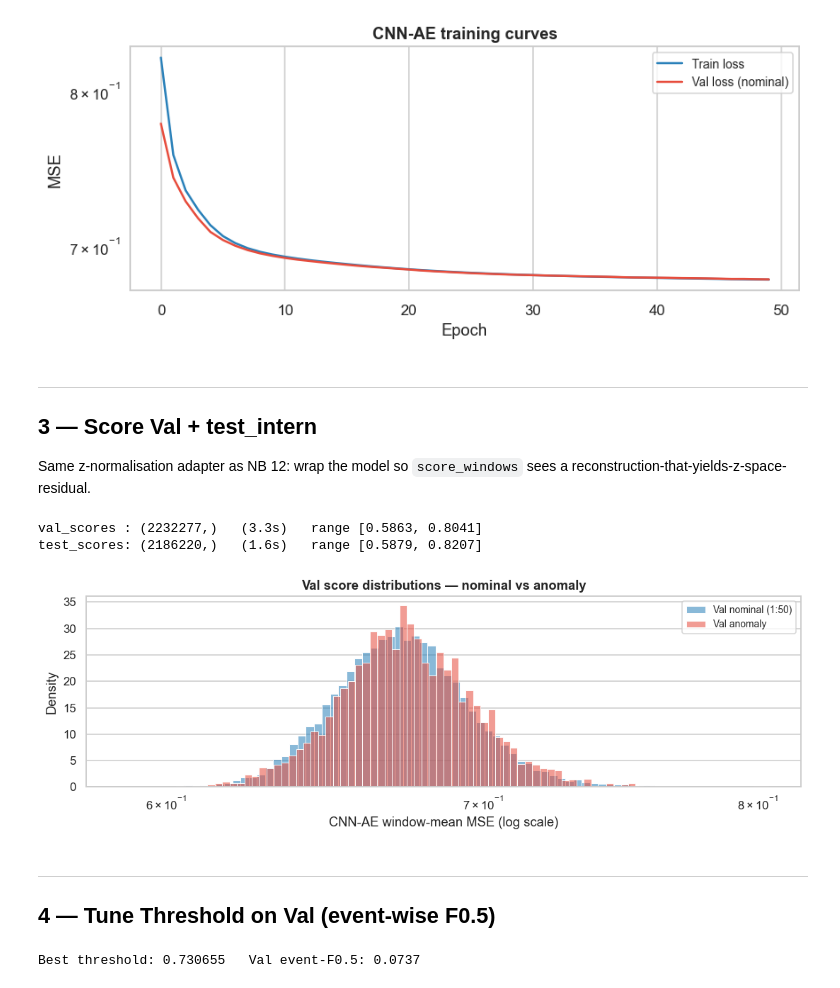
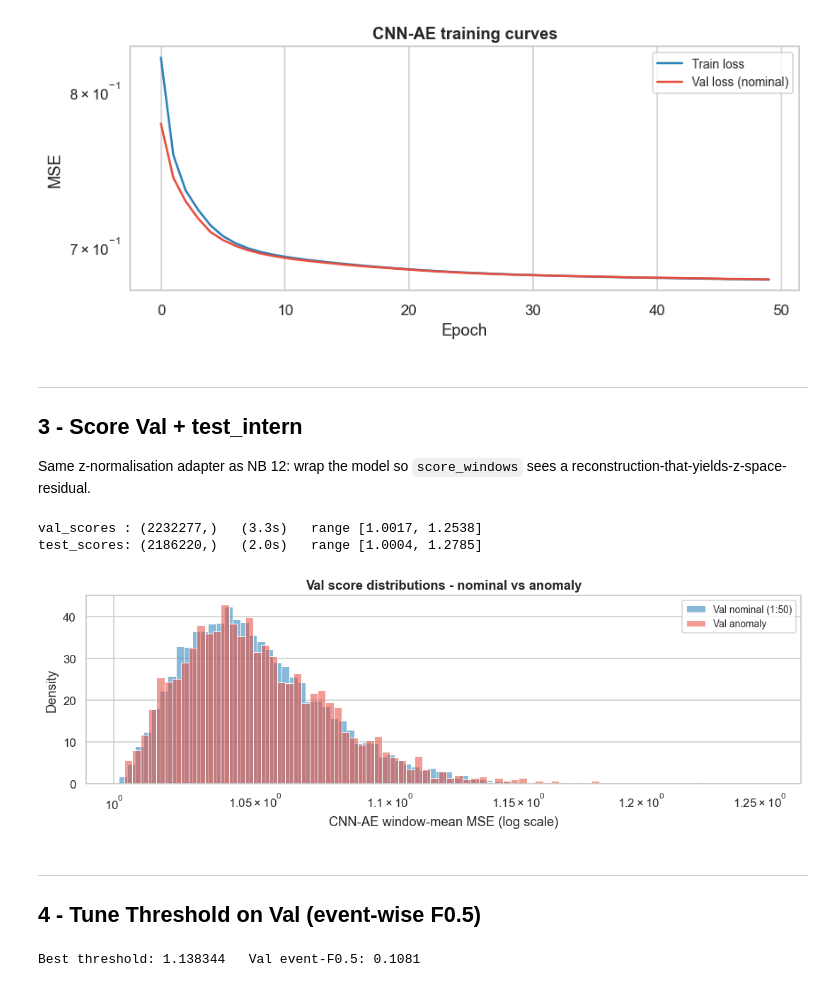
Before and after one commit to alexfederolf/sentinel, a Jupyter notebook: notebooks/13-cnn_ae.ipynb, the cells around one changed output. Cells and saved outputs as stored; diff of their text form; code cells hidden in the pictures.

Commit message:
new models with mew metrics and test_internal

```diff
--- a/notebooks/13-cnn_ae.ipynb
+++ b/notebooks/13-cnn_ae.ipynb
@@ -25,0 +17,12 @@ axis on the same test_intern split.
+# %%
+# Retrain -> load the model from disk & do everything from step 3 - Score Val + test_intern
+#model = load_model(MODELS_DIR / 'cnn_ae_bootcamp.keras')
+
+""" def zscore_window(X):
+    mu = X.mean(axis=1, keepdims=True)
+    sd = X.std(axis=1,  keepdims=True) + 1e-6
+    return ((X - mu) / sd).astype(np.float32)
+
+model  = load_model(MODELS_DIR / 'cnn_ae_bootcamp.keras')
+scorer = ZNormAdapter(model)
+print('Model loaded from disk') """
@@ -43,6 +48,7 @@ import tensorflow as tf
 from tensorflow.keras import layers, Model
 from tensorflow.keras.optimizers import Adam
 from tensorflow.keras.callbacks import EarlyStopping, ReduceLROnPlateau, ModelCheckpoint
+from tensorflow.keras.models import load_model
 
 from sentinel.ml_logic.scoring    import score_windows
 from sentinel.ml_logic.thresholds import tune_threshold
@@ -59,7 +65,7 @@ tf.keras.utils.set_random_seed(RANDOM_STATE)
 sns.set_theme(style='whitegrid', palette='muted')
 plt.rcParams.update({'figure.dpi': 110, 'font.size': 10})
 
-BOOTCAMP_DIR    = Path('../data/processed/bootcamp')
+PROCESSED_DIR   = Path('../data/processed')
 MODELS_DIR      = Path('../models')
 MODELS_DIR.mkdir(exist_ok=True)
 
@@ -74,16 +80,16 @@ FIT_SIZE = 50000
 # %%
-with open(BOOTCAMP_DIR / 'bootcamp_config.json') as f:
+with open(PROCESSED_DIR / 'preprocessing_config.json') as f:
     cfg = json.load(f)
 
 WIN    = cfg['window_size']
 N_FEAT = cfg['n_features']
 assert WIN == WINDOW_SIZE, f'window mismatch: {WIN} vs {WINDOW_SIZE}'
 
-X_train_nom = np.load(BOOTCAMP_DIR / 'X_train_nom.npy')
-val_scaled  = np.load(BOOTCAMP_DIR / 'val_scaled.npy')
-y_val       = np.load(BOOTCAMP_DIR / 'y_val.npy')
-test_scaled = np.load(BOOTCAMP_DIR / 'test_intern_scaled.npy')
-y_test      = np.load(BOOTCAMP_DIR / 'y_test_intern.npy')
+X_train_nom = np.load(PROCESSED_DIR / 'X_train_nom.npy')
+val_scaled  = np.load(PROCESSED_DIR / 'val_scaled.npy')
+y_val       = np.load(PROCESSED_DIR / 'y_val.npy')
+test_scaled = np.load(PROCESSED_DIR / 'test_intern_scaled.npy')
+y_test      = np.load(PROCESSED_DIR / 'y_test_intern.npy')
 
 print(f'X_train_nom      : {X_train_nom.shape}')
 print(f'val_scaled       : {val_scaled.shape}   ({int(y_val.sum()):>7,} anom rows)')
@@ -220,7 +226,7 @@ plt.show()
 [figure]
 # %% [markdown]
 ---
-## 3 — Score Val + test_intern
+## 3 - Score Val + test_intern
 
 Same z-normalisation adapter as NB 12: wrap the model so `score_windows` sees
 a reconstruction-that-yields-z-space-residual.
@@ -241,43 +247,43 @@ class ZNormAdapter:
 scorer = ZNormAdapter(model)
 
 t0 = time.time()
-val_scores = score_windows(scorer, val_scaled, win=WIN, batch=256)
+val_scores  = score_windows(scorer, val_scaled,  win=WIN, batch=256, topk=5)
 print(f'val_scores : {val_scores.shape}   ({time.time()-t0:.1f}s)   '
       f'range [{val_scores.min():.4f}, {val_scores.max():.4f}]')
 
 t0 = time.time()
-test_scores = score_windows(scorer, test_scaled, win=WIN, batch=256)
+test_scores = score_windows(scorer, test_scaled, win=WIN, batch=256, topk=5)
 print(f'test_scores: {test_scores.shape}   ({time.time()-t0:.1f}s)   '
       f'range [{test_scores.min():.4f}, {test_scores.max():.4f}]')
 # %% [output]
-val_scores : (2232277,)   (3.3s)   range [0.5863, 0.8041]
-test_scores: (2186220,)   (1.6s)   range [0.5879, 0.8207]
+val_scores : (2232277,)   (3.3s)   range [1.0017, 1.2538]
+test_scores: (2186220,)   (2.0s)   range [1.0004, 1.2785]
 # %%
 fig, ax = plt.subplots(figsize=(10, 3.5))
 sns.histplot(val_scores[y_val == 0][::50], ax=ax, color=NOMINAL_COLOR, alpha=0.55,
              bins=80, stat='density', log_scale=(True, False),
              label='Val nominal (1:50)')
 sns.histplot(val_scores[y_val == 1], ax=ax, color=ANOMALY_COLOR, alpha=0.55,
              bins=80, stat='density', log_scale=(True, False),
              label='Val anomaly')
 ax.set_xlabel('CNN-AE window-mean MSE (log scale)')
 ax.set_ylabel('Density')
-ax.set_title('Val score distributions — nominal vs anomaly', fontweight='bold')
+ax.set_title('Val score distributions - nominal vs anomaly', fontweight='bold')
 ax.legend(fontsize=9)
 fig.tight_layout()
 plt.show()
 # %% [output]
-[figure, old version]
+[figure, new version]
 # %% [markdown]
 ---
-## 4 — Tune Threshold on Val (event-wise F0.5)
+## 4 - Tune Threshold on Val (event-wise F0.5)
 # %%
 tune = tune_threshold(val_scores, y_val, metric_fn=event_f05, n_sweep=60)
 t_best  = tune['threshold']
 val_f05 = tune['score']
 print(f'Best threshold: {t_best:.6f}   Val event-F0.5: {val_f05:.4f}')
 # %% [output]
-Best threshold: 0.730655   Val event-F0.5: 0.0737
+Best threshold: 1.138344   Val event-F0.5: 0.1081
 # %%
 fig, ax = plt.subplots(figsize=(9, 4))
 ax.semilogx(tune['sweep_thresholds'], tune['sweep_scores'], lw=1.6, color='#16a085')
```
Also changed, not shown: parts of 17 cells of this notebook, 27 other files.
